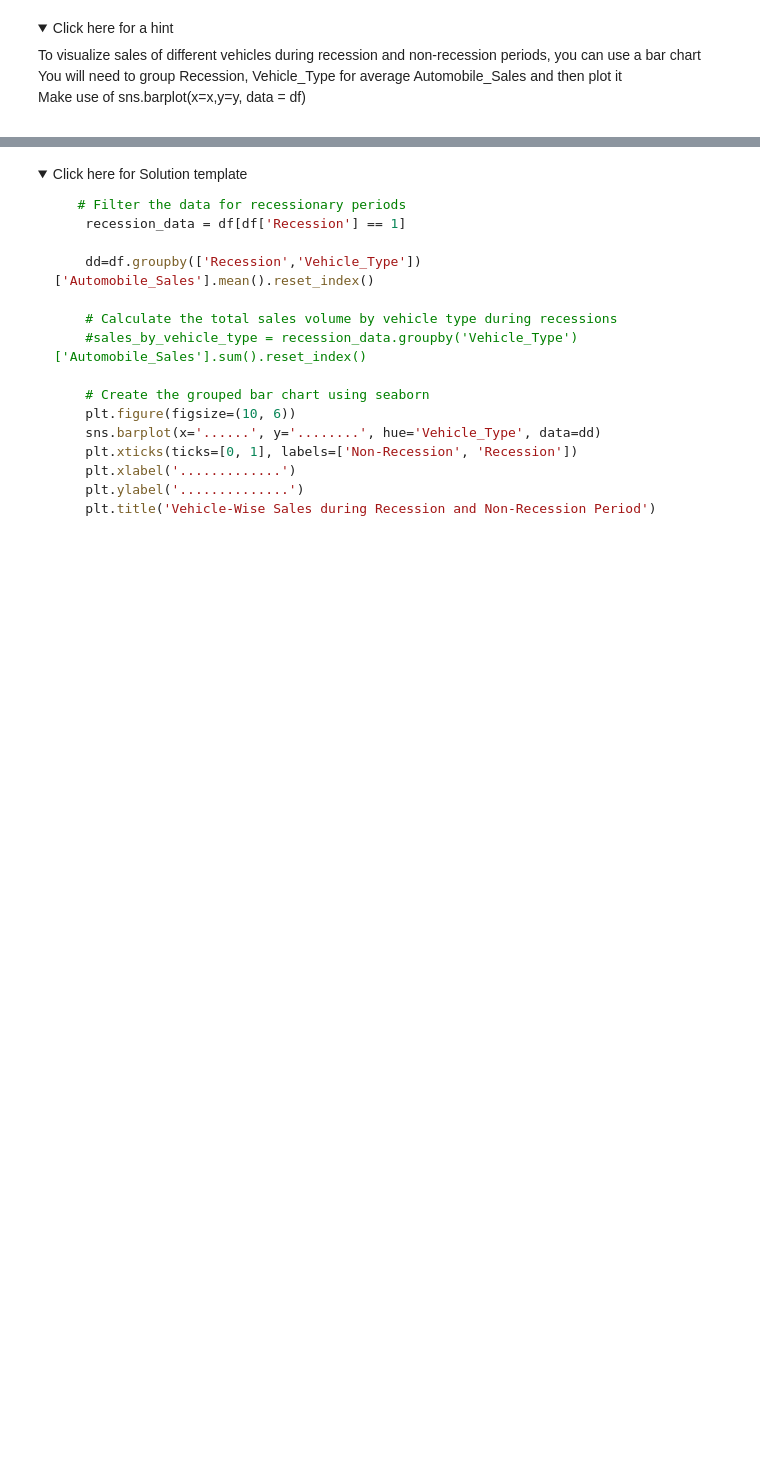
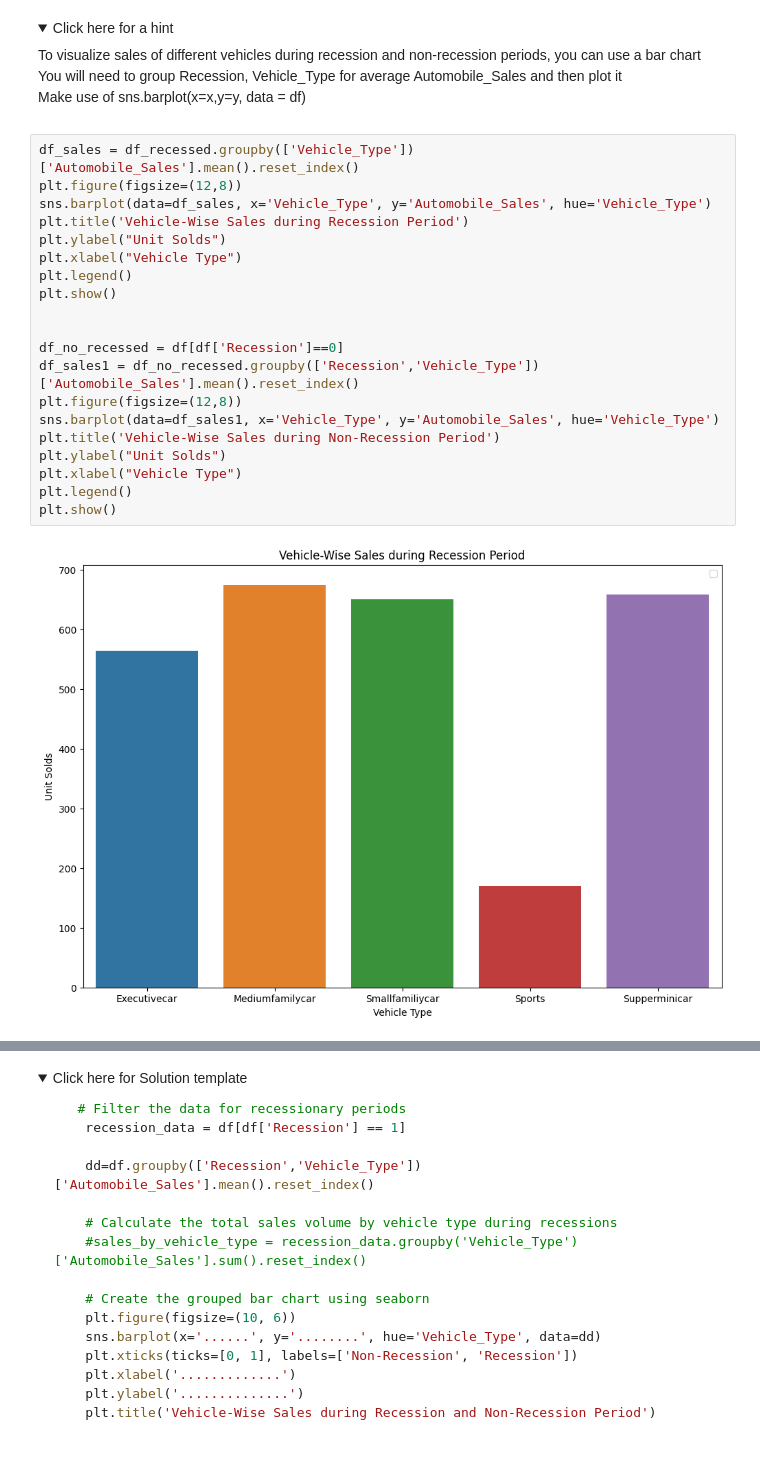
Before and after one commit to darwin-garcia/IBM-Data-Science, a Jupyter notebook: Module 8/Final-Assignment-Part1-v2.ipynb, the cells around one changed output, grey strips where cells are left out. Saved outputs shown, nothing was run; the diff lists cells and outputs as text; folded sections open; blank space fills up the shorter version.

```diff
--- a/Module 8/Final-Assignment-Part1-v2.ipynb
+++ b/Module 8/Final-Assignment-Part1-v2.ipynb
@@ -428,3 +423,25 @@ Save this plot as "Line_Plot_2.png"</span><br>
         <br> You will need to group Recession, Vehicle_Type for average Automobile_Sales and then plot it<br>
     Make use of sns.barplot(x=x,y=y, data = df)</p>
 </details>
+# %%
+df_sales = df_recessed.groupby(['Vehicle_Type'])['Automobile_Sales'].mean().reset_index()
+plt.figure(figsize=(12,8))
+sns.barplot(data=df_sales, x='Vehicle_Type', y='Automobile_Sales', hue='Vehicle_Type')
+plt.title('Vehicle-Wise Sales during Recession Period')
+plt.ylabel("Unit Solds")
+plt.xlabel("Vehicle Type")
+plt.legend()
+plt.show()
+
+
+df_no_recessed = df[df['Recession']==0]
+df_sales1 = df_no_recessed.groupby(['Recession','Vehicle_Type'])['Automobile_Sales'].mean().reset_index()
+plt.figure(figsize=(12,8))
+sns.barplot(data=df_sales1, x='Vehicle_Type', y='Automobile_Sales', hue='Vehicle_Type')
+plt.title('Vehicle-Wise Sales during Non-Recession Period')
+plt.ylabel("Unit Solds")
+plt.xlabel("Vehicle Type")
+plt.legend()
+plt.show()
+# %% [output]
+[figure, added]
```
Also changed, not shown: parts of 12 cells of this notebook.
